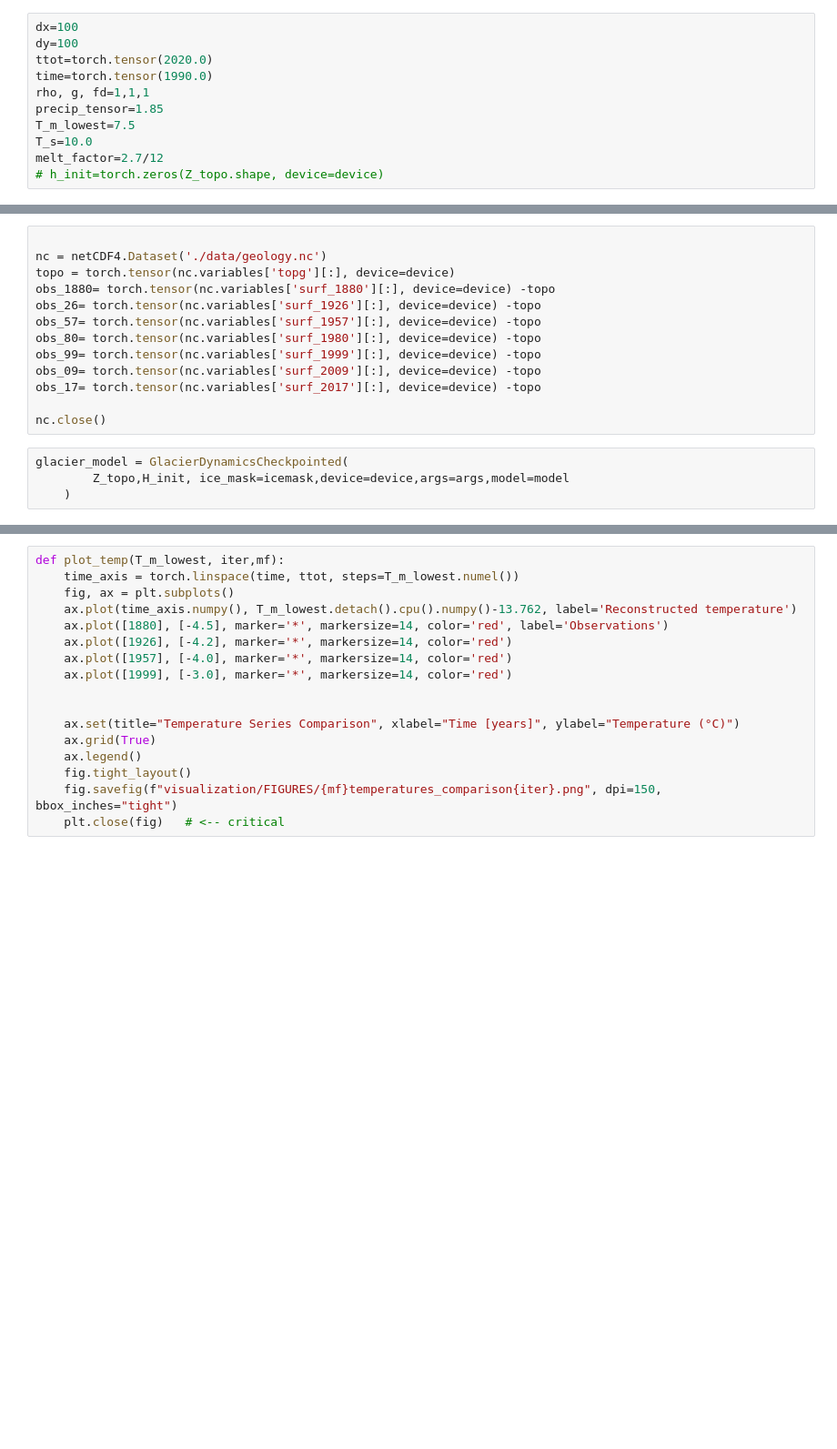
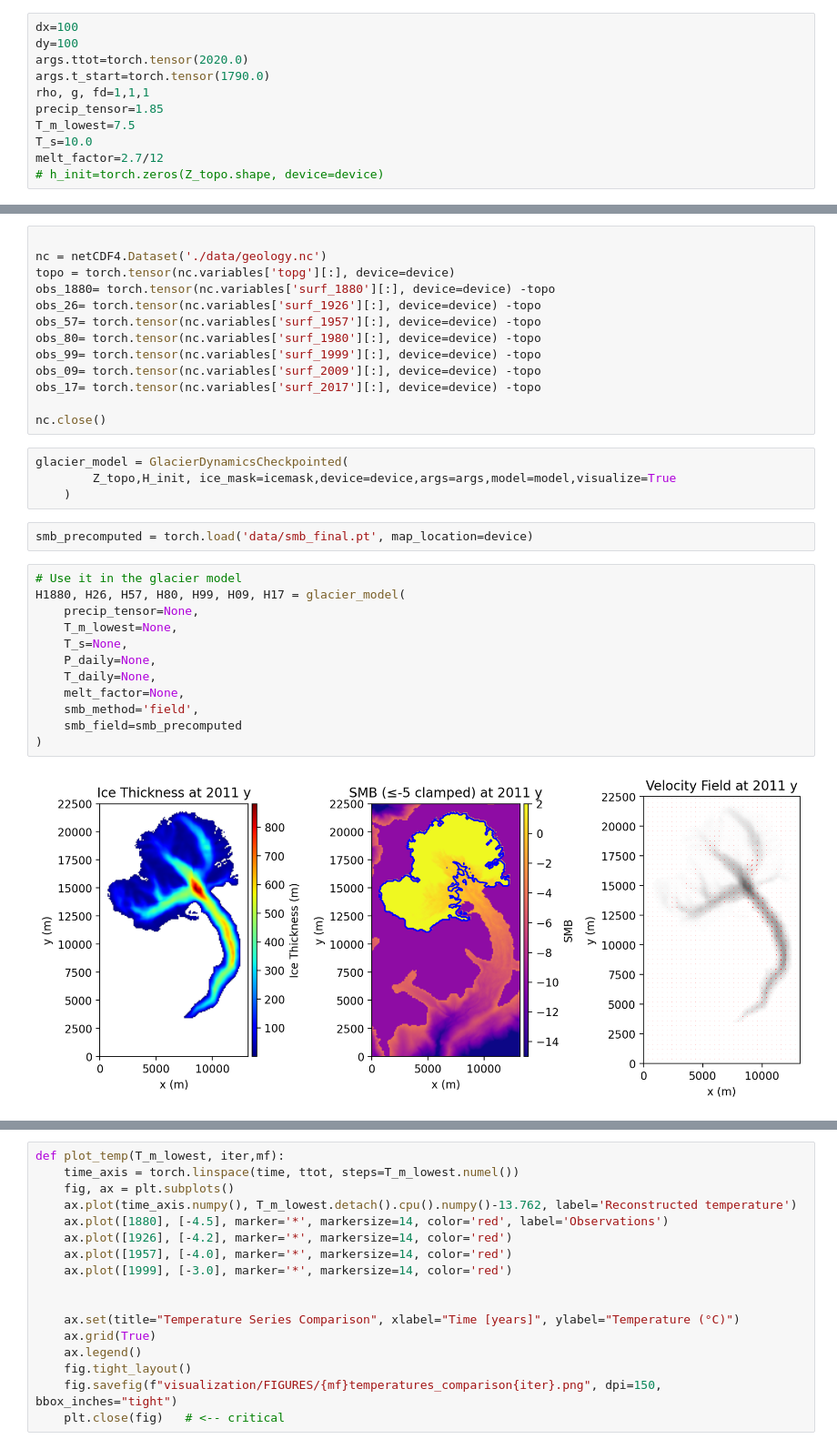
Before and after one commit to kejdilleshi/InvertedGlacierEvolutionModel, a Jupyter notebook: IGEM_2D.ipynb, the cells around one changed output, grey strips where cells are left out. Shown at 91% size. Cells and saved outputs as stored; diff of their text form; blank space fills up the shorter version.

Commit message:
Handling different SMB forcing (PDD/ELA/field)

```diff
--- a/IGEM_2D.ipynb
+++ b/IGEM_2D.ipynb
@@ -68,8 +68,8 @@ Z_topo,H_init, icemask = load_geology("data/geology.nc")
 # %%
 dx=100
 dy=100
-ttot=torch.tensor(2020.0)
-time=torch.tensor(1990.0)
+args.ttot=torch.tensor(2020.0)
+args.t_start=torch.tensor(1790.0)
 rho, g, fd=1,1,1
 precip_tensor=1.85
 T_m_lowest=7.5
@@ -95,5 +95,21 @@ obs_17= torch.tensor(nc.variables['surf_2017'][:], device=device) -topo
 nc.close()
 # %%
 glacier_model = GlacierDynamicsCheckpointed(
-        Z_topo,H_init, ice_mask=icemask,device=device,args=args,model=model
+        Z_topo,H_init, ice_mask=icemask,device=device,args=args,model=model,visualize=True
     )
+# %%
+smb_precomputed = torch.load('data/smb_final.pt', map_location=device)
+# %%
+# Use it in the glacier model
+H1880, H26, H57, H80, H99, H09, H17 = glacier_model(
+    precip_tensor=None,
+    T_m_lowest=None,
+    T_s=None,
+    P_daily=None,
+    T_daily=None,
+    melt_factor=None,
+    smb_method='field',
+    smb_field=smb_precomputed
+)
+# %% [output]
+[figure, added]
```
Also changed, not shown: parts of 1 cell of this notebook, 3 other files.
